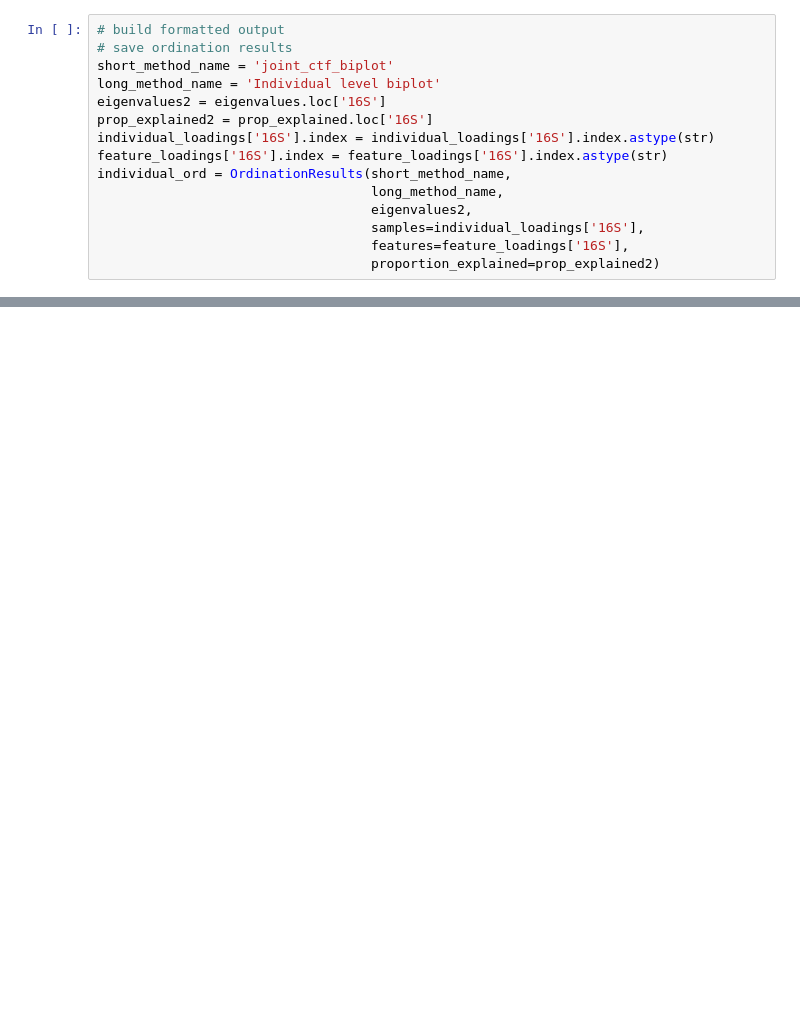
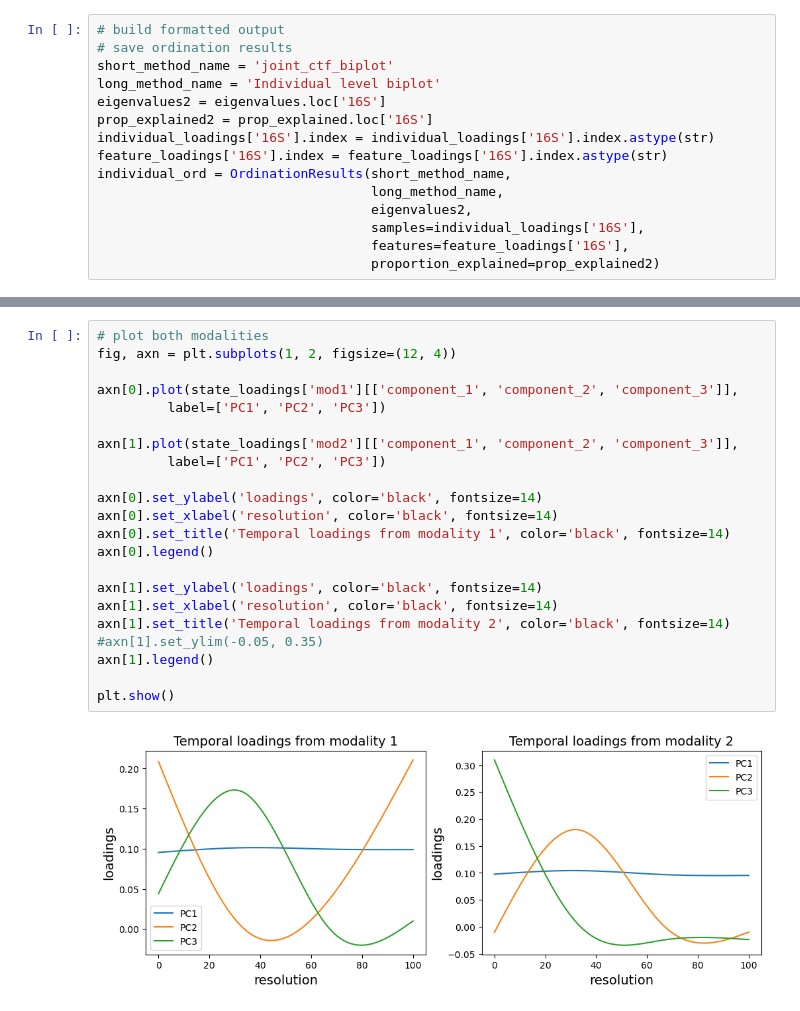
Before and after one commit to Biacordazzo/bia_gemelli, a Jupyter notebook: gemelli/joint_ctf.ipynb, the cells around one changed output, grey strips where cells are left out. Drawn from its saved outputs; the diff is of its cells as text; blank space fills up the shorter version.

```diff
--- a/gemelli/joint_ctf.ipynb
+++ b/gemelli/joint_ctf.ipynb
@@ -1543,0 +1566,24 @@ Emperor(individual_ord, mf, dimensions=15).set_axes(color='black').color_by('del
+# %%
+# plot both modalities
+fig, axn = plt.subplots(1, 2, figsize=(12, 4))
+
+axn[0].plot(state_loadings['mod1'][['component_1', 'component_2', 'component_3']],
+         label=['PC1', 'PC2', 'PC3'])
+
+axn[1].plot(state_loadings['mod2'][['component_1', 'component_2', 'component_3']],
+         label=['PC1', 'PC2', 'PC3'])
+
+axn[0].set_ylabel('loadings', color='black', fontsize=14)
+axn[0].set_xlabel('resolution', color='black', fontsize=14)
+axn[0].set_title('Temporal loadings from modality 1', color='black', fontsize=14)
+axn[0].legend()
+
+axn[1].set_ylabel('loadings', color='black', fontsize=14)
+axn[1].set_xlabel('resolution', color='black', fontsize=14)
+axn[1].set_title('Temporal loadings from modality 2', color='black', fontsize=14)
+#axn[1].set_ylim(-0.05, 0.35)
+axn[1].legend()
+
+plt.show()
+# %% [output]
+[figure, added]
```
Also changed, not shown: parts of 28 cells of this notebook.
